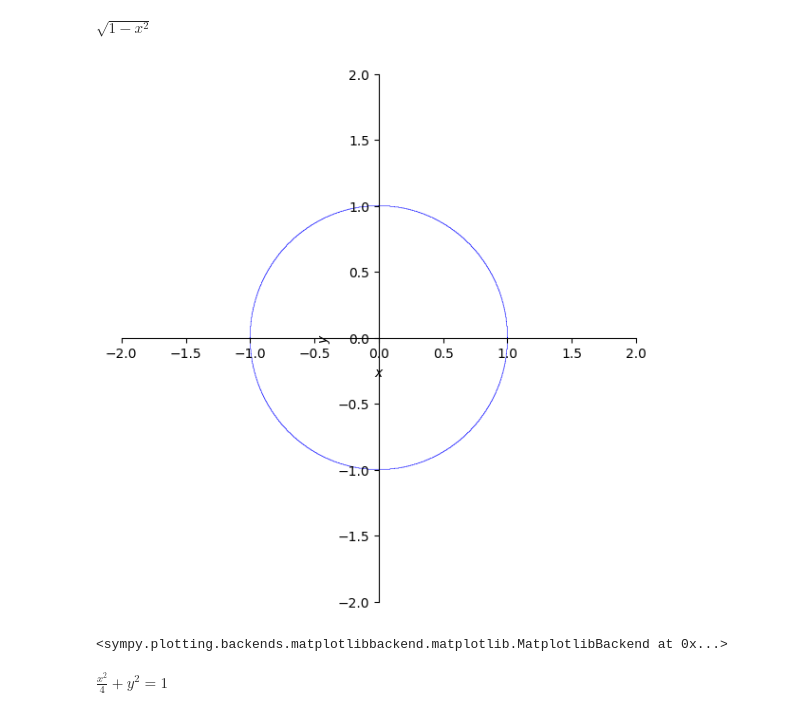
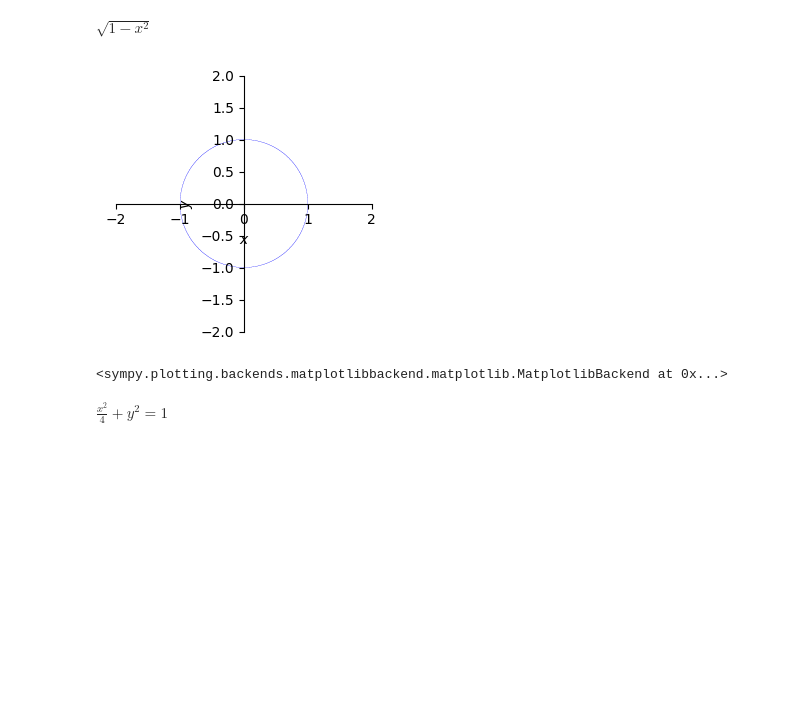
Before and after one commit to dchorazkiewicz/Math-2024-25-Winter, a Jupyter notebook: Test_notebooks/Co_to_jest_rownanie.ipynb, the cells around one changed output. Drawn from its saved outputs; the diff is of its cells as text; code cells hidden in the pictures; blank space fills up the shorter version.

```diff
--- a/Test_notebooks/Co_to_jest_rownanie.ipynb
+++ b/Test_notebooks/Co_to_jest_rownanie.ipynb
@@ -173,11 +173,11 @@ sol_eq3[1]
 $\displaystyle \sqrt{1 - x^{2}}$
 # %%
 import matplotlib.pyplot as plt
-plt.rcParams['figure.figsize'] = [6, 6] # ustawienie rozmiaru wykresu oraz aspect_ratio=1
+plt.rcParams['figure.figsize'] = [3, 3] # ustawienie rozmiaru wykresu oraz aspect_ratio=1
 # Możemy również narysować rozwiązania równania na płaszczyźnie aspect_ratio=1
 sp.plot_implicit(eq3, (x, -2, 2), (y, -2, 2))
 # %% [output]
-[figure, old version]
+[figure, new version]
 <sympy.plotting.backends.matplotlibbackend.matplotlib.MatplotlibBackend at 0x...>
 # %%
 ellipse = sp.Eq(x**2/4 + y**2, 1)
```
Also changed, not shown: parts of 11 cells of this notebook.
